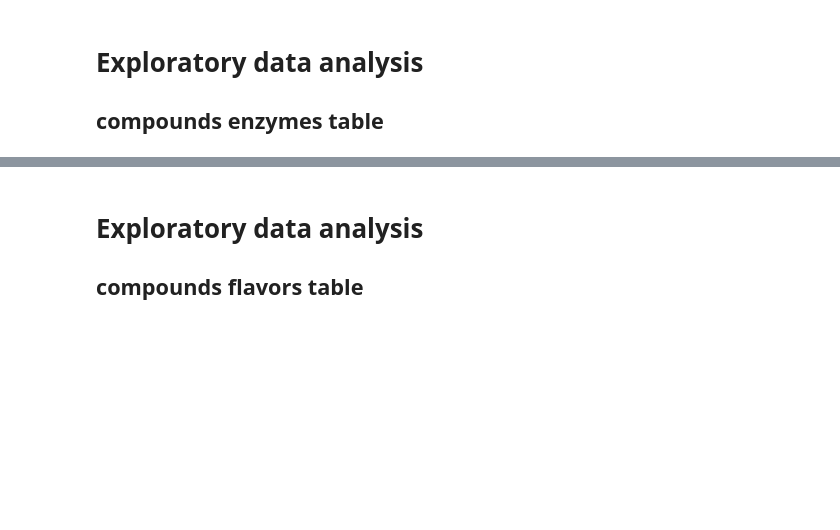
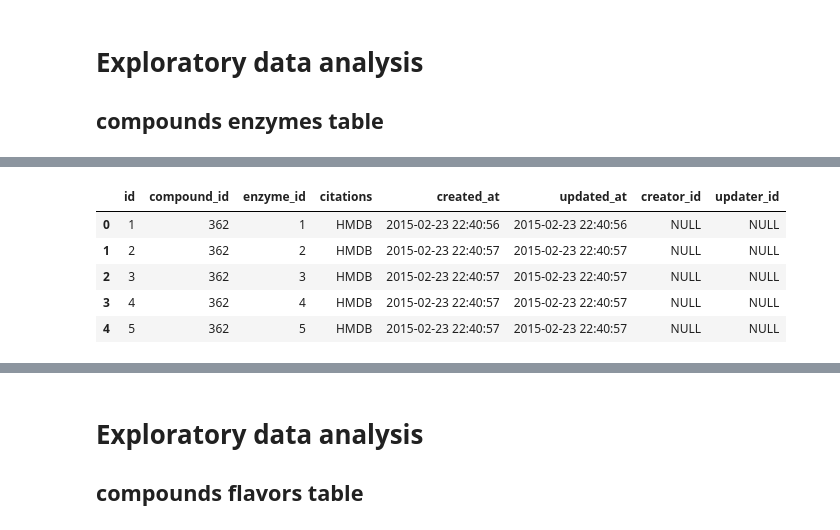
Before and after one commit to ssrosa/mod03project_sandbox, a Jupyter notebook: index.ipynb, the cells around one changed output, grey strips where cells are left out. Saved outputs shown, nothing was run; the diff lists cells and outputs as text; code cells hidden in the pictures; blank space fills up the shorter version.

```diff
--- a/index.ipynb
+++ b/index.ipynb
@@ -1002,0 +1147,9 @@ compounds_enzymes = pd.read_sql_query('''SELECT ce.*
+# %%
+compounds_enzymes.head()
+# %% [output]
+|  | id | compound_id | enzyme_id | citations | created_at | updated_at | creator_id | updater_id |
+| 0 | 1 | 362 | 1 | HMDB | 2015-02-23 22:40:56 | 2015-02-23 22:40:56 | NULL | NULL |
+| 1 | 2 | 362 | 2 | HMDB | 2015-02-23 22:40:57 | 2015-02-23 22:40:57 | NULL | NULL |
+| 2 | 3 | 362 | 3 | HMDB | 2015-02-23 22:40:57 | 2015-02-23 22:40:57 | NULL | NULL |
+| 3 | 4 | 362 | 4 | HMDB | 2015-02-23 22:40:57 | 2015-02-23 22:40:57 | NULL | NULL |
+| 4 | 5 | 362 | 5 | HMDB | 2015-02-23 22:40:57 | 2015-02-23 22:40:57 | NULL | NULL |
```
Also changed, not shown: parts of 179 cells of this notebook.
